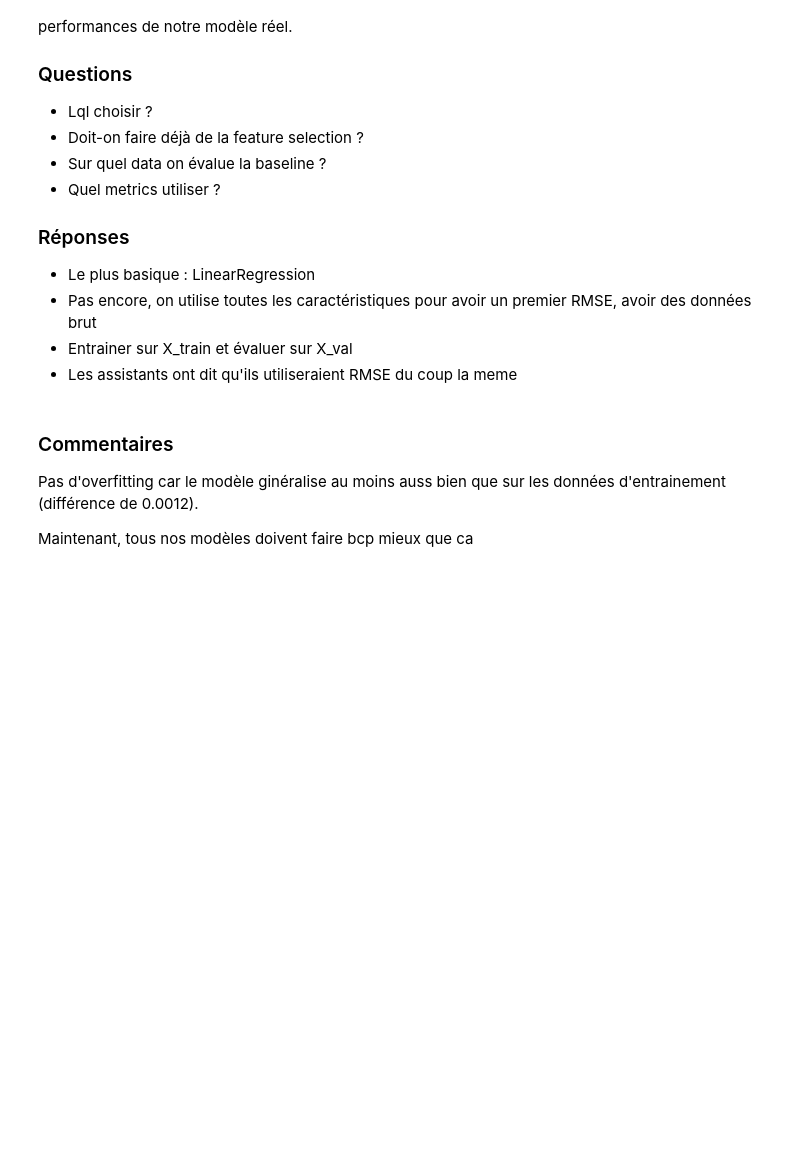
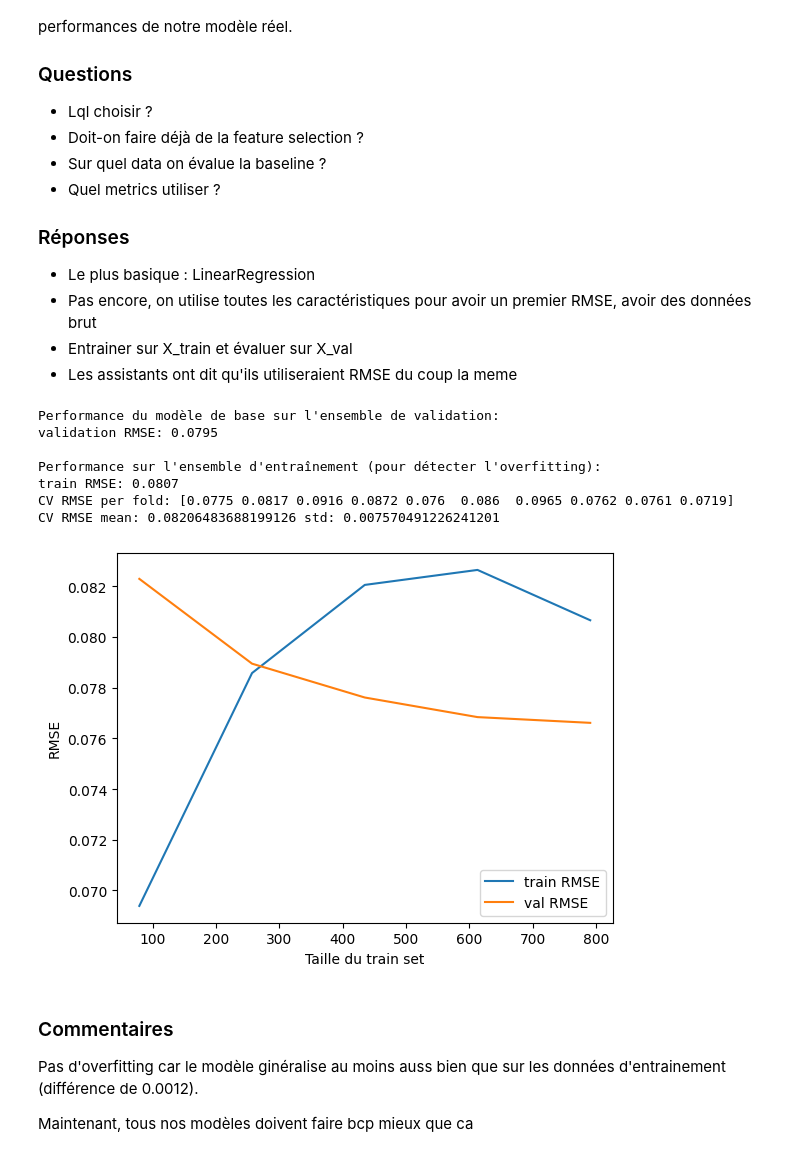
Before and after one commit to mat-bau/ml-project, a Jupyter notebook: notebooks/02_linear_model.ipynb, the cells around one changed output. Drawn from its saved outputs; the diff is of its cells as text; code cells hidden in the pictures; blank space fills up the shorter version.

Commit message:
feat (part1) : better alpha and rmse

```diff
--- a/notebooks/02_linear_model.ipynb
+++ b/notebooks/02_linear_model.ipynb
@@ -106,35 +116,44 @@ train_rmse = np.sqrt(mean_squared_error(y_train_split, y_train_pred))
 print("Performance du modèle de base sur l'ensemble de validation:")
 print(f"validation RMSE: {val_rmse:.4f}")
 print("\nPerformance sur l'ensemble d'entraînement (pour détecter l'overfitting):")
 print(f"train RMSE: {train_rmse:.4f}")
 
 # Cross-validation : s'assurer d'utiliser y_train_split (les labels du split), pas y_train complet
 mse_scores = -cross_val_score(LinearRegression(),
                               X_train_split_prep,
                               y_train_split,
-                              cv=5,
+                              cv=10,
                               scoring='neg_mean_squared_error')
 rmse_scores = np.sqrt(mse_scores)
 print("CV RMSE per fold:", np.round(rmse_scores,4))
 print("CV RMSE mean:", rmse_scores.mean(), "std:", rmse_scores.std())
 
 # Learning curve : éviter d'écraser val_rmse scalaire en renommant les sorties
 train_sizes, train_scores_lc, val_scores_lc = learning_curve(LinearRegression(),
                                                        X_train_split_prep,
                                                        y_train_split,
-                                                       cv=5,
+                                                       cv=100,
                                                        scoring='neg_mean_squared_error',
                                                        train_sizes=np.linspace(0.1,1.0,5))
 # Convertir MSE négatif en RMSE
 train_rmse_lc = np.sqrt(-train_scores_lc)
 val_rmse_lc = np.sqrt(-val_scores_lc)
 
 plt.plot(train_sizes, train_rmse_lc.mean(axis=1), label='train RMSE')
 plt.plot(train_sizes, val_rmse_lc.mean(axis=1), label='val RMSE')
 plt.xlabel('Taille du train set')
 plt.ylabel('RMSE')
 plt.legend()
 plt.show()
+# %% [output]
+Performance du modèle de base sur l'ensemble de validation:
+validation RMSE: 0.0795
+
+Performance sur l'ensemble d'entraînement (pour détecter l'overfitting):
+train RMSE: 0.0807
+CV RMSE per fold: [0.0775 0.0817 0.0916 0.0872 0.076  0.086  0.0965 0.0762 0.0761 0.0719]
+CV RMSE mean: 0.08206483688199126 std: 0.007570491226241201
+[figure, added]
 # %% [markdown]
 ### Commentaires
 Pas d'overfitting car le modèle ginéralise au moins auss bien que sur les données d'entrainement (différence de 0.0012).
```
Also changed, not shown: parts of 18 cells of this notebook, 1 other file.
